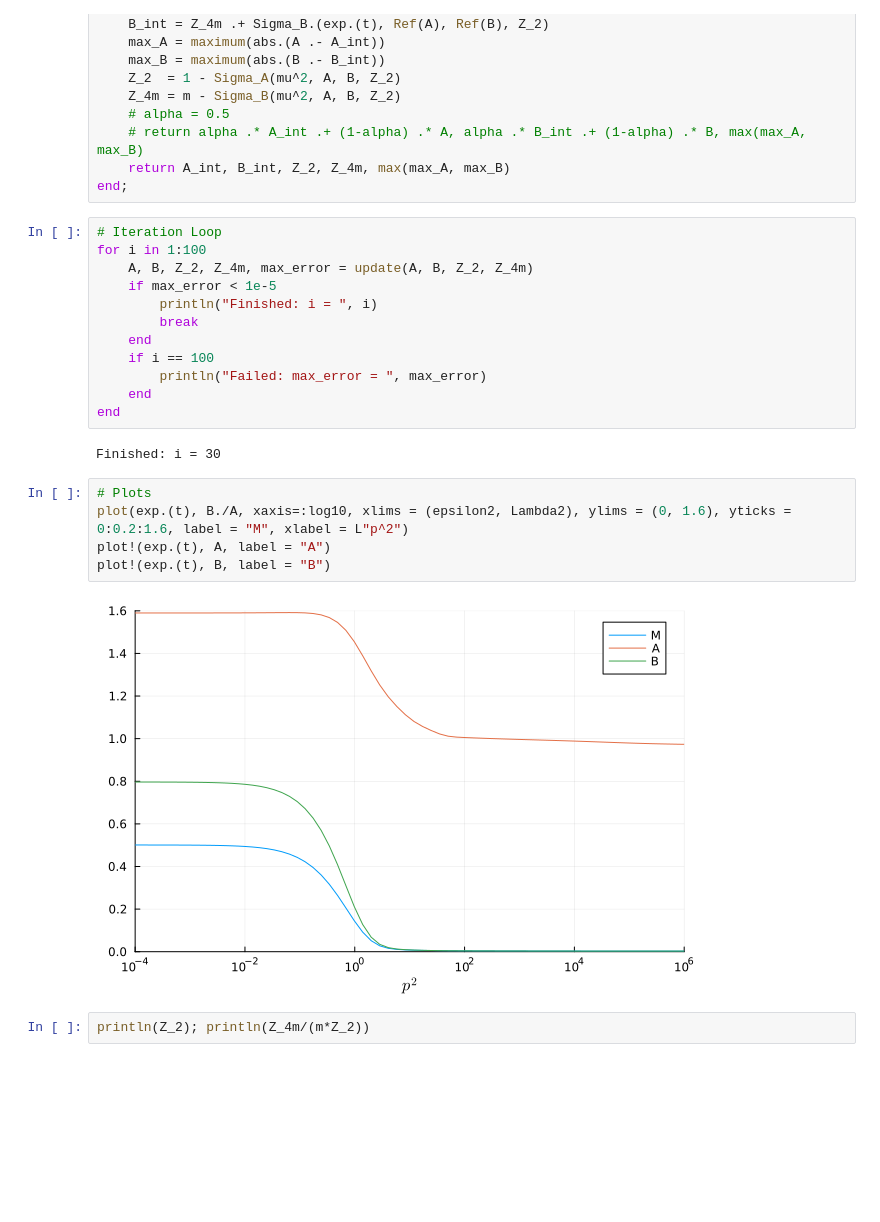
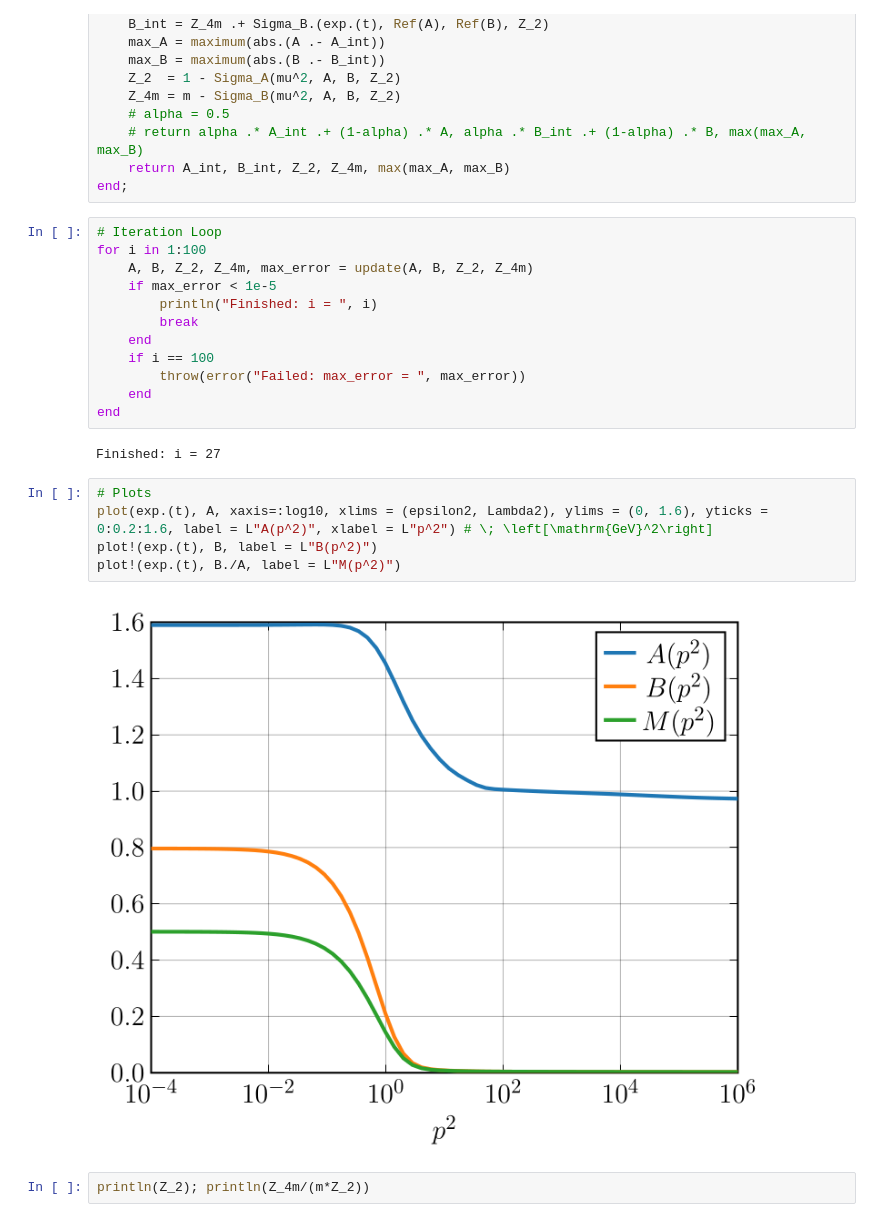
Before and after one commit to GestoerterOszillator/Maris-Tandy, a Jupyter notebook: Maris-Tandy.ipynb, the cells around one changed output. Drawn from its saved outputs; the diff is of its cells as text; blank space fills up the shorter version.

Commit message:
Graphen noch hübscher

```diff
--- a/Maris-Tandy.ipynb
+++ b/Maris-Tandy.ipynb
@@ -87,18 +101,18 @@ for i in 1:100
         break
     end
     if i == 100
-        println("Failed: max_error = ", max_error)
+        throw(error("Failed: max_error = ", max_error))
     end
 end
 # %% [output]
-Finished: i = 30
+Finished: i = 27
 # %%
 # Plots
-plot(exp.(t), B./A, xaxis=:log10, xlims = (epsilon2, Lambda2), ylims = (0, 1.6), yticks = 0:0.2:1.6, label = "M", xlabel = L"p^2")
-plot!(exp.(t), A, label = "A")
-plot!(exp.(t), B, label = "B")
+plot(exp.(t), A, xaxis=:log10, xlims = (epsilon2, Lambda2), ylims = (0, 1.6), yticks = 0:0.2:1.6, label = L"A(p^2)", xlabel = L"p^2") # \; \left[\mathrm{GeV}^2\right]
+plot!(exp.(t), B, label = L"B(p^2)")
+plot!(exp.(t), B./A, label = L"M(p^2)")
 # %% [output]
-[figure, old version]
+[figure, new version]
 # %%
 println(Z_2); println(Z_4m/(m*Z_2))
 # %% [output]
```
Also changed, not shown: parts of 1 cell of this notebook.
